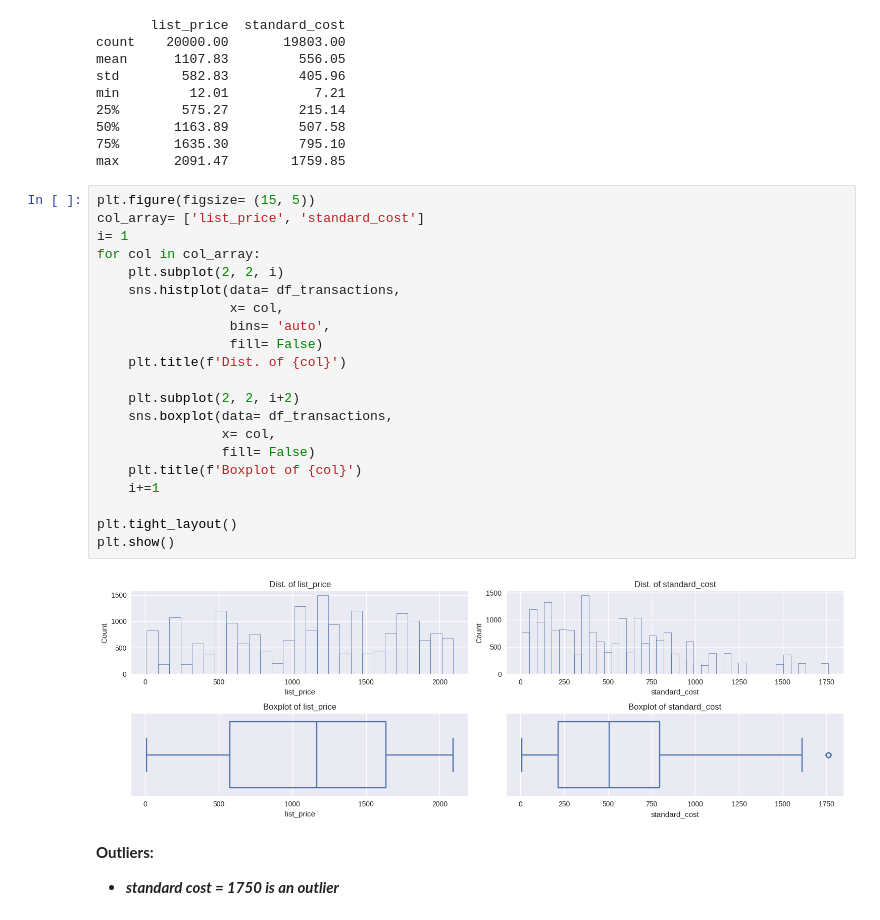
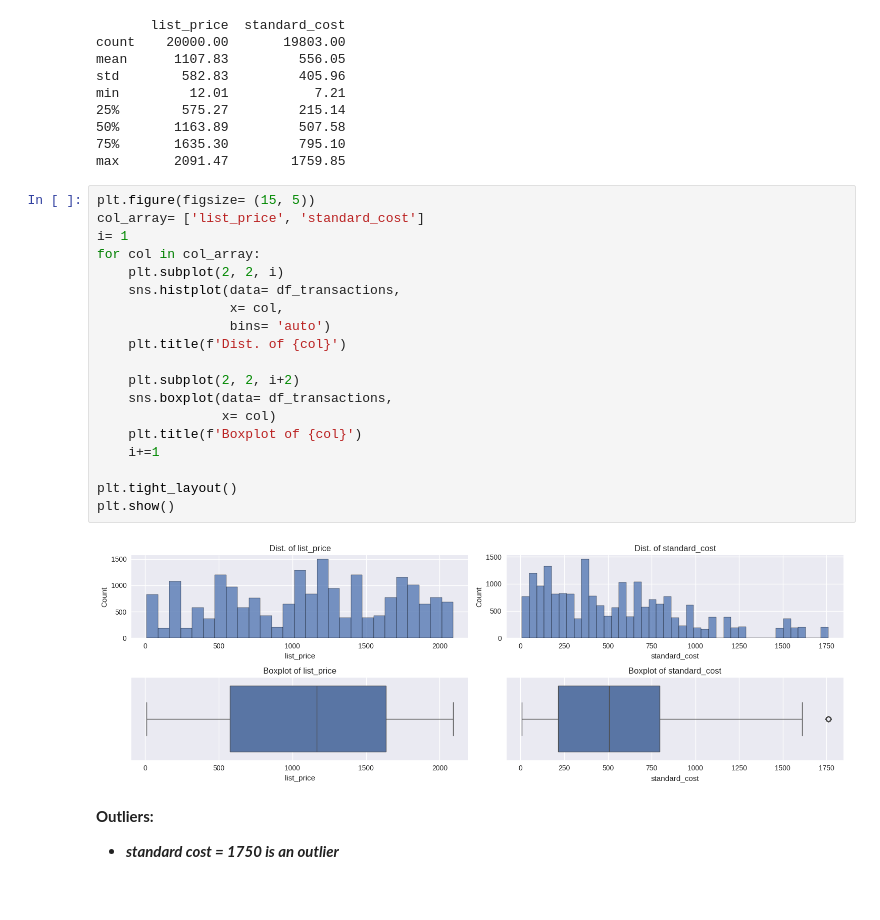
Before and after one commit to AhmAnwar/data-quality-KPMG-VE-forage, a Jupyter notebook: kpmg-ve-data-quality.ipynb, the cells around one changed output. Drawn from its saved outputs; the diff is of its cells as text.

```diff
--- a/kpmg-ve-data-quality.ipynb
+++ b/kpmg-ve-data-quality.ipynb
@@ -168,26 +168,24 @@ max       2091.47        1759.85
 # %%
 plt.figure(figsize= (15, 5))
 col_array= ['list_price', 'standard_cost']
 i= 1
 for col in col_array:
     plt.subplot(2, 2, i)
     sns.histplot(data= df_transactions,
                  x= col,
-                 bins= 'auto',
-                 fill= False)
+                 bins= 'auto')
     plt.title(f'Dist. of {col}')
 
     plt.subplot(2, 2, i+2)
     sns.boxplot(data= df_transactions,
-                x= col,
-                fill= False)
+                x= col)
     plt.title(f'Boxplot of {col}')
     i+=1
 
 plt.tight_layout()
 plt.show()
 # %% [output]
-[figure, old version]
+[figure, new version]
 # %% [markdown]
 **Outliers:**
 
```
Also changed, not shown: parts of 4 cells of this notebook.
